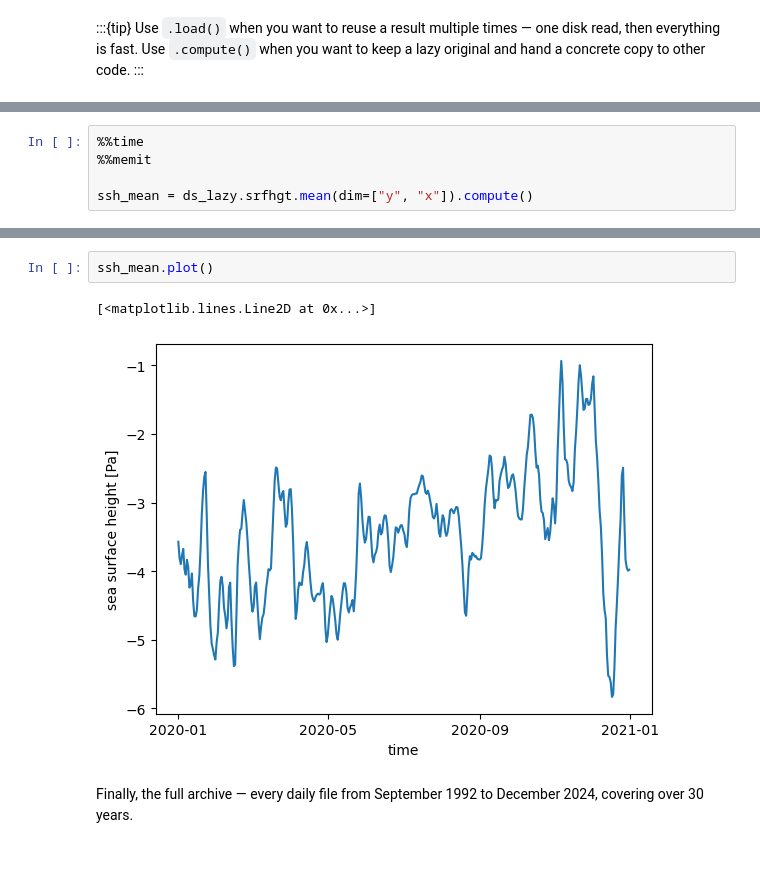
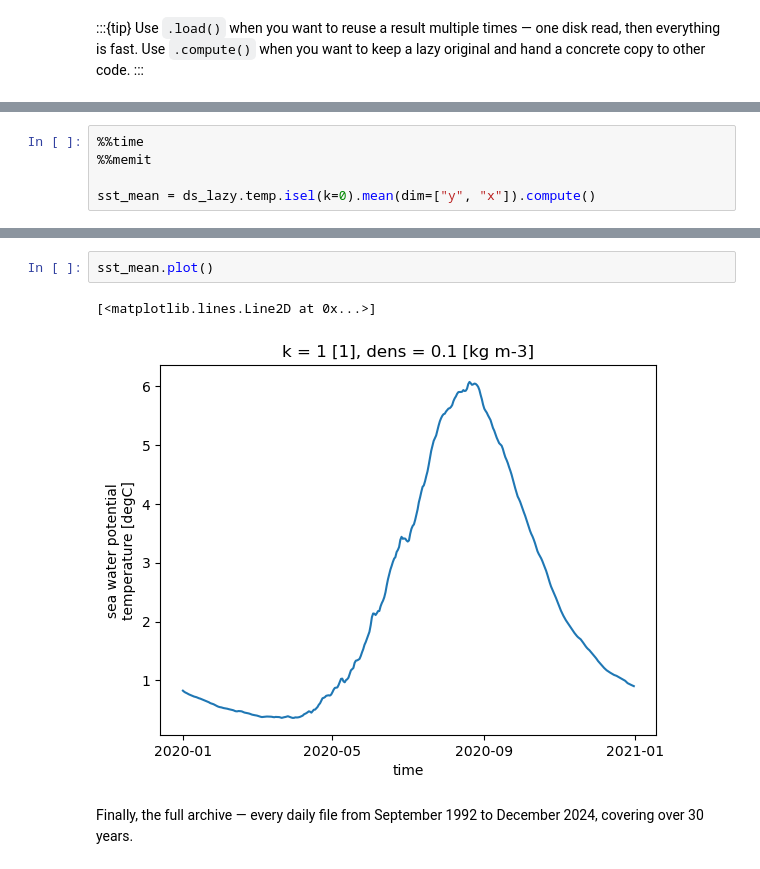
Before and after one commit to NoraLoose/xhycom, a Jupyter notebook: docs/lazy-loading.ipynb, the cells around one changed output, grey strips where cells are left out. Drawn from its saved outputs; the diff is of its cells as text.

```diff
--- a/docs/lazy-loading.ipynb
+++ b/docs/lazy-loading.ipynb
@@ -510,5 +506,5 @@ Attributes:
 %%time
 %%memit
 
-ssh_mean = ds_lazy.srfhgt.mean(dim=["y", "x"]).compute()
+sst_mean = ds_lazy.temp.isel(k=0).mean(dim=["y", "x"]).compute()
 # %% [output]
@@ -518,8 +514,8 @@ Wall time: 14.7 s
 # %%
-ssh_mean.plot()
+sst_mean.plot()
 # %% [output]
 [<matplotlib.lines.Line2D at 0x...>]
-[figure, old version]
+[figure, new version]
 # %% [markdown]
 Finally, the full archive — every daily file from September 1992 to December 2024, covering over 30 years.
 # %%
```
Also changed, not shown: parts of 16 cells of this notebook.
